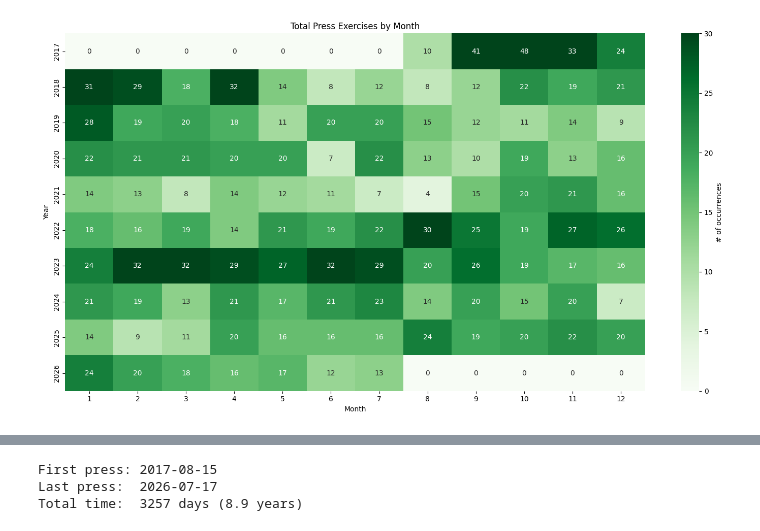
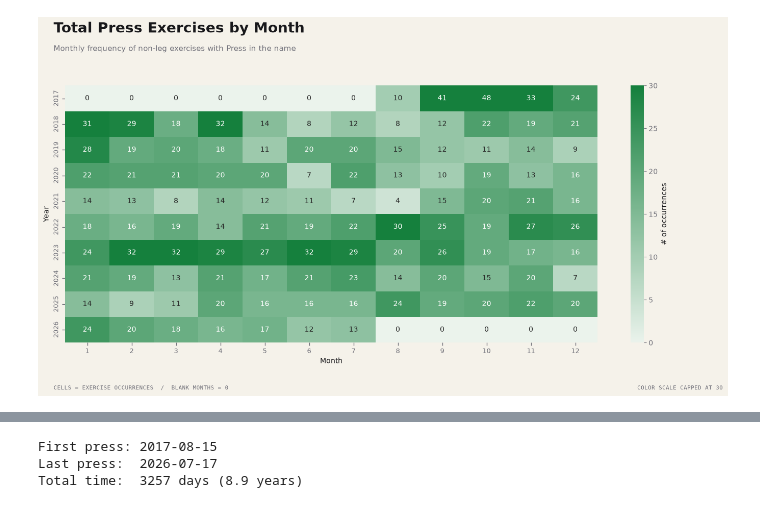
Before and after one commit to WeightliftingApp/WeightliftingApp-AnalyzeData, a Jupyter notebook: src/analyze_presses.ipynb, the cells around one changed output, grey strips where cells are left out. Saved outputs shown, nothing was run; the diff lists cells and outputs as text; code cells hidden in the pictures.

Commit message:
Migrate notebook charts to shared style

```diff
--- a/src/analyze_presses.ipynb
+++ b/src/analyze_presses.ipynb
@@ -46,52 +46,74 @@ import seaborn as sns
 import matplotlib.pyplot as plt
 import pandas as pd
 from datetime import datetime
+from chart_style import (
+    NOTEBOOK_AXES,
+    PALETTE,
+    add_footer,
+    add_header,
+    chart_canvas,
+    notebook_frame,
+    style_axes,
+)
 
 # Create list of (date) tuples
 press_dates = []
 for workout in wld.workouts:
     for exercise in workout.exercises:
         if "Press" in exercise.name and exercise.category != "Legs":
             press_dates.append(workout.date)
 
 # Convert to DataFrame
 df = pd.DataFrame(press_dates, columns=['date'])
 
 # Extract month and year
 df['month'] = df['date'].dt.month
 df['year'] = df['date'].dt.year
 
 # Create pivot table for heatmap
 pivot = pd.pivot_table(
     df,
     values='date',
     index='year',
     columns='month',
     aggfunc='count',
     fill_value=0
 )
 
-# Create figure
-plt.figure(figsize=(15, 8))
-
 # Create heatmap with capped color scale
-sns.heatmap(
-    pivot,
-    cmap='Greens',
-    annot=True,
-    fmt='g',
-    vmax=30,
-    cbar_kws={'label': '# of occurrences'}
-)
-
-plt.title('Total Press Exercises by Month')
-plt.xlabel('Month')
-plt.ylabel('Year')
-
-plt.tight_layout()
-plt.show()
+frame = notebook_frame((15, 8))
+press_cmap = sns.light_palette(PALETTE.positive, as_cmap=True)
+with chart_canvas(frame) as (fig, ax):
+    sns.heatmap(
+        pivot,
+        cmap=press_cmap,
+        annot=True,
+        fmt='g',
+        vmax=30,
+        cbar_kws={'label': '# of occurrences'},
+        ax=ax,
+    )
+    add_header(
+        fig,
+        frame,
+        'Total Press Exercises by Month',
+        'Monthly frequency of non-leg exercises with Press in the name',
+        (),
+    )
+    ax.set_xlabel('Month')
+    ax.set_ylabel('Year')
+    style_axes(ax, NOTEBOOK_AXES)
+    ax.grid(False)
+    add_footer(
+        fig,
+        frame,
+        'CELLS = EXERCISE OCCURRENCES  /  BLANK MONTHS = 0',
+        'COLOR SCALE CAPPED AT 30',
+        right_weight='normal',
+    )
+    plt.show()
 # %% [output]
-[figure, old version]
+[figure, new version]
 # %%
 # Compare unique calendar dates so workout time-of-day cannot shorten a gap.
 sorted_dates = sorted({press_date.date() for press_date in press_dates})
```
Also changed, not shown: 5 other files.
